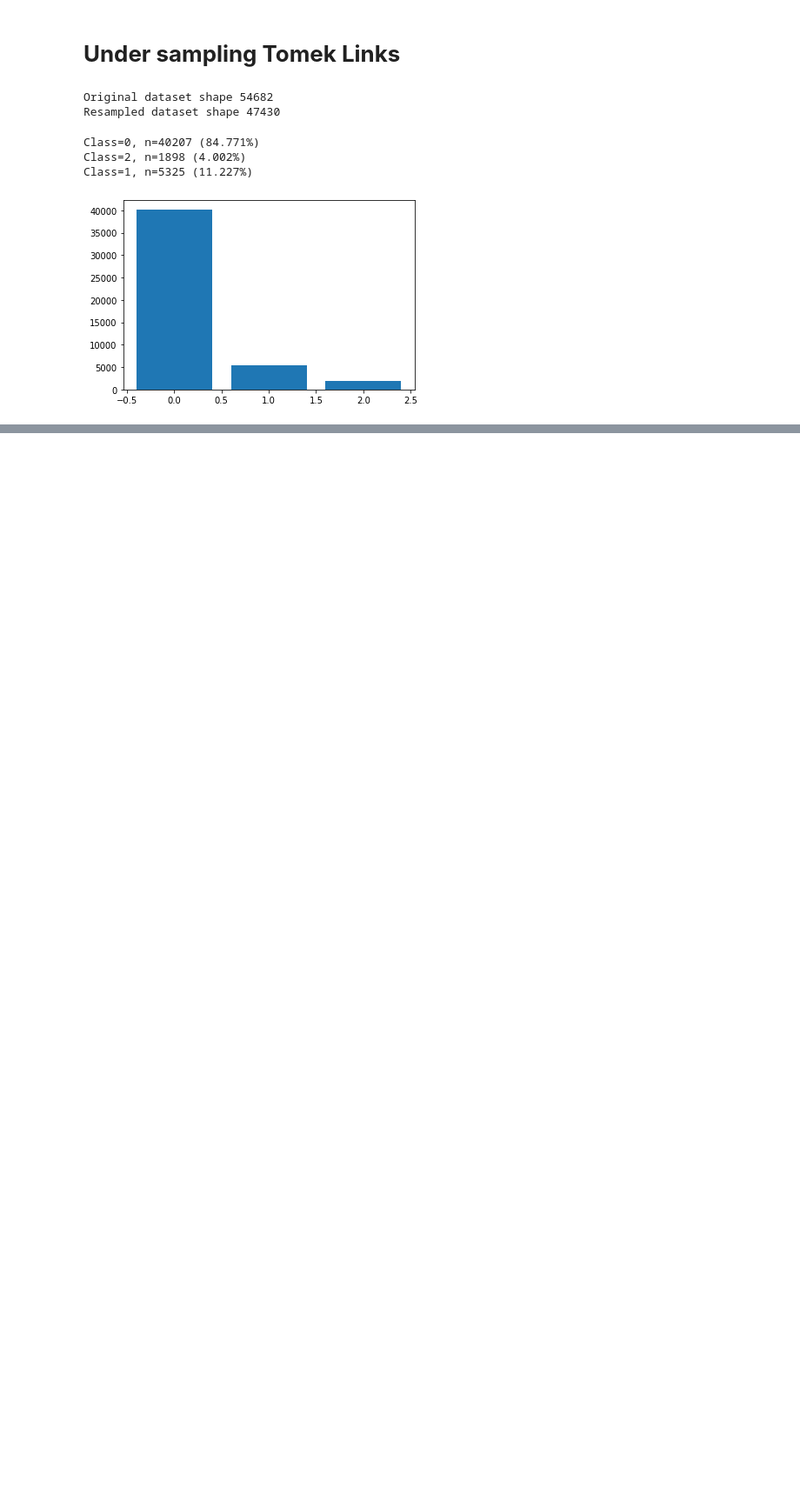
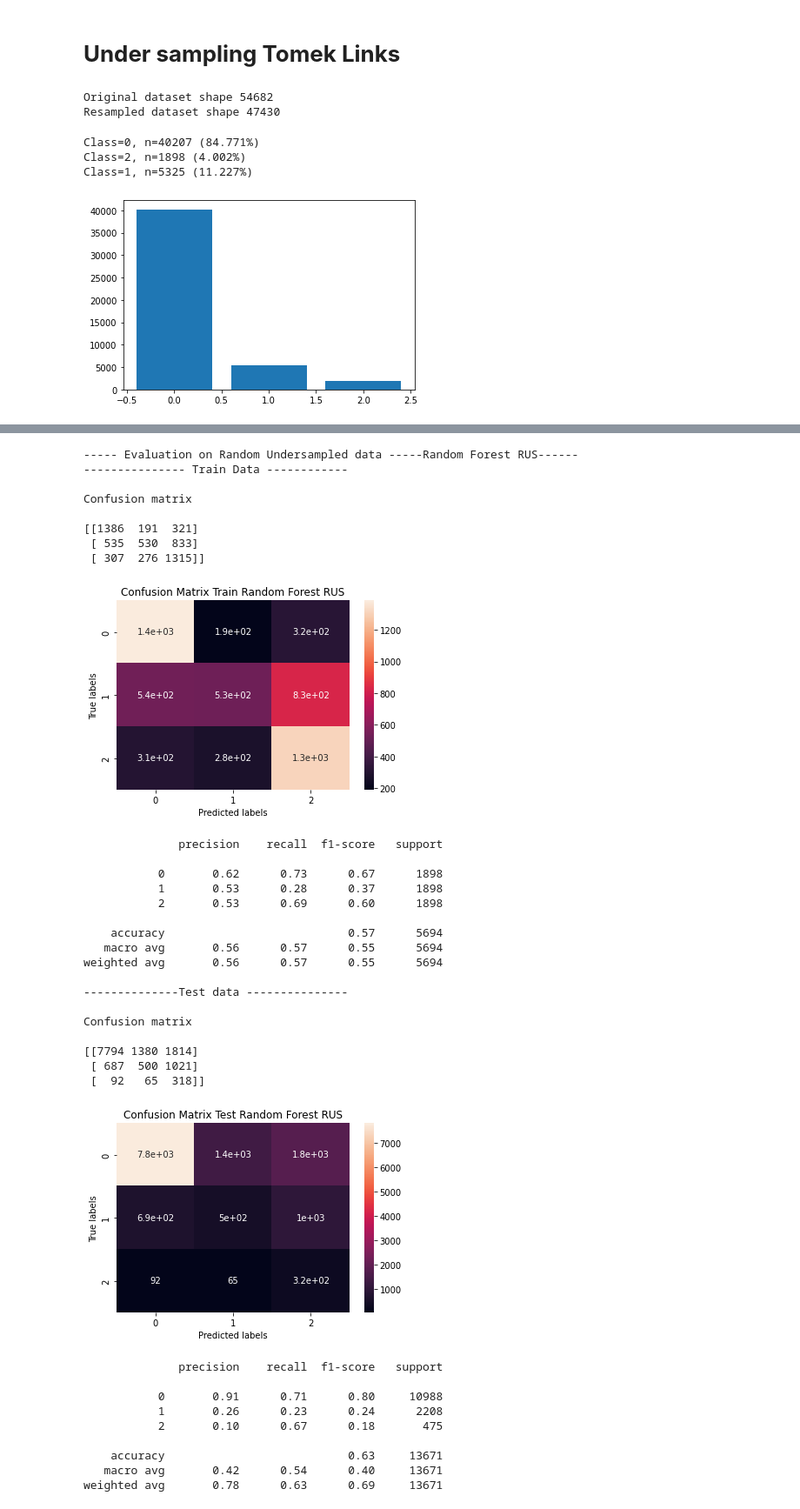
Before and after one commit to Akramkhan01/Email-Campaign-Effectiveness-Prediction-Capstone-Project, a Jupyter notebook: Email_Campaign_Effectiveness_Prediction.ipynb, the cells around one changed output, grey strips where cells are left out. Shown at 87% size. Cells and saved outputs as stored; diff of their text form; code cells hidden in the pictures; blank space fills up the shorter version.

```diff
--- a/Email_Campaign_Effectiveness_Prediction.ipynb
+++ b/Email_Campaign_Effectiveness_Prediction.ipynb
@@ -913,0 +1423,4 @@ Class=1, n=5325 (11.227%)
+# %%
+#RUS
+rf_rus = RandomForestClassifier(random_state=42, max_depth=5, n_estimators=100, oob_score=True)
+rf_rus.fit(x_train_rus,y_train_rus)
@@ -913,0 +1429,4 @@ Class=1, n=5325 (11.227%)
+# %%
+#SMOTE
+rf_smote = RandomForestClassifier(random_state=42, max_depth=5, n_estimators=100, oob_score=True)
+rf_smote.fit(x_train_smote,y_train_smote)
@@ -913,0 +1435,4 @@ Class=1, n=5325 (11.227%)
+# %%
+#TomekLinks
+rf_smotom = RandomForestClassifier(random_state=42, max_depth=5, n_estimators=100, oob_score=True)
+rf_smotom.fit(x_train_smotom,y_train_smotom)
@@ -913,0 +1441,42 @@ Class=1, n=5325 (11.227%)
+# %%
+#Random Forest Evaluation
+rf_eval_list = model_evaluation('Random Forest RUS', 'Random Forest SMOTE','Random Forest TomekLinks', rf_rus, rf_smote,rf_smotom, x_train_rus, y_train_rus,
+                                x_train_smote, y_train_smote,x_train_smotom,y_train_smotom, X_test, y_test)
+rf_eval_list
+# %% [output]
+----- Evaluation on Random Undersampled data -----Random Forest RUS------
+--------------- Train Data ------------
+
+Confusion matrix
+
+[[1386  191  321]
+ [ 535  530  833]
+ [ 307  276 1315]]
+[figure, added]
+              precision    recall  f1-score   support
+
+           0       0.62      0.73      0.67      1898
+           1       0.53      0.28      0.37      1898
+           2       0.53      0.69      0.60      1898
+
+    accuracy                           0.57      5694
+   macro avg       0.56      0.57      0.55      5694
+weighted avg       0.56      0.57      0.55      5694
+
+--------------Test data ---------------
+
+Confusion matrix
+
+[[7794 1380 1814]
+ [ 687  500 1021]
+ [  92   65  318]]
+[figure, added]
+              precision    recall  f1-score   support
+
+           0       0.91      0.71      0.80     10988
+           1       0.26      0.23      0.24      2208
+           2       0.10      0.67      0.18       475
+
+    accuracy                           0.63     13671
+   macro avg       0.42      0.54      0.40     13671
+weighted avg       0.78      0.63      0.69     13671
```
Also changed, not shown: parts of 70 cells of this notebook.
